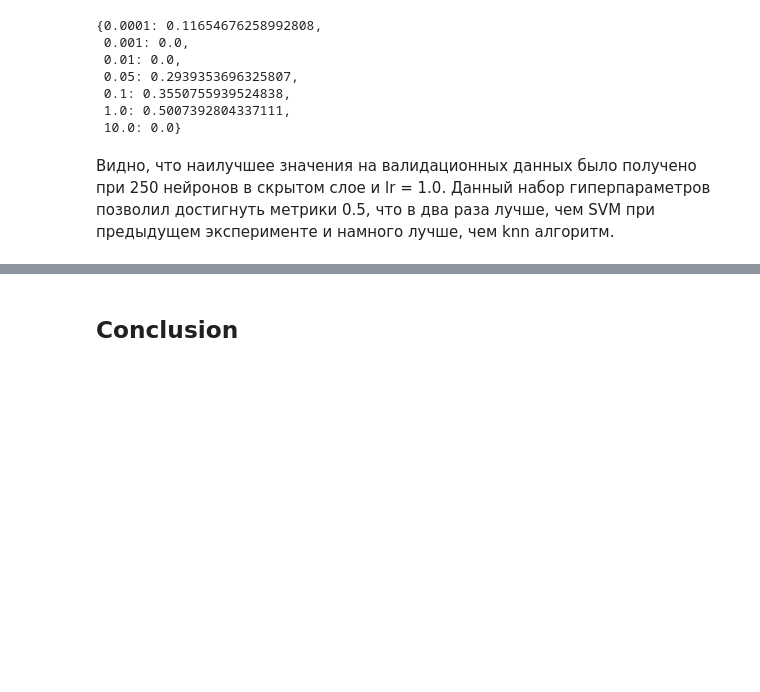
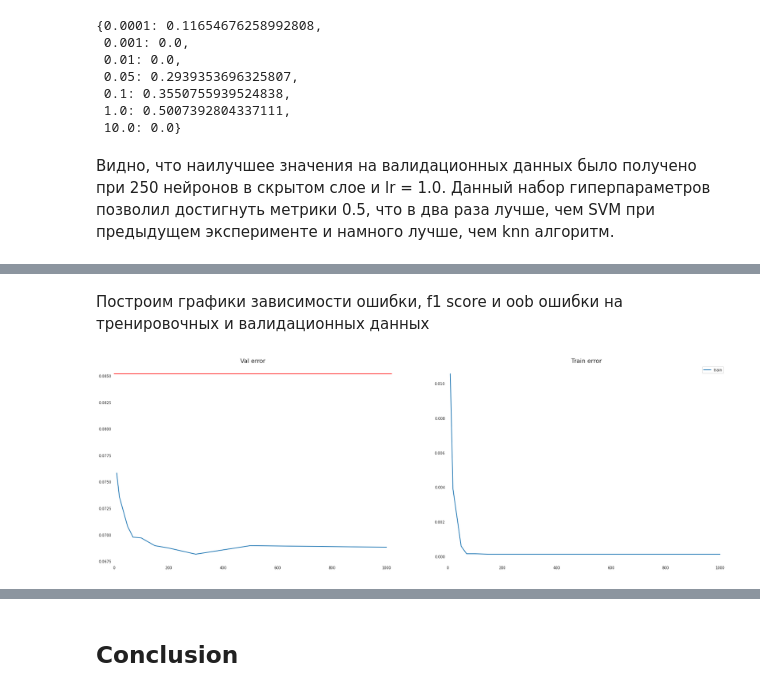
Before and after one commit to kirillProkofiev/ML_homework, a Jupyter notebook: HR_analysis.ipynb, the cells around one changed output, grey strips where cells are left out. Saved outputs shown, nothing was run; the diff lists cells and outputs as text; code cells hidden in the pictures; blank space fills up the shorter version.

```diff
--- a/HR_analysis.ipynb
+++ b/HR_analysis.ipynb
@@ -1063,0 +1084,23 @@ final_val_score
+# %%
+n_trees = [10,20,50,70,100,150,200,300,500,1000]
+params = dict(max_leaf_nodes=[i for i in range(3500,6000,100)],
+                     max_depth=[i for i in range(15,100,10)])
+f1_store_val, err_store_val, f1_store_train, err_store_train, oob_store = [],[],[],[],[]
+f1_best = 0
+n_best = 0
+for n_es in n_trees:
+    rf_model = ExtraTreesClassifier(n_estimators=n_es, criterion='entropy',
+                                    bootstrap=True, random_state=43,
+                                    oob_score=True)
+
+    rf_model.fit(X_train, y_train)
+    f1_test, err_test = validate(rf_model, X_val, y_val, estimate='val')
+    f1_train, err_train = validate(rf_model, X_train, y_train)
+    oob_store.append(rf_model.oob_score_)
+    # сохраняем полученные значения метрики
+    f1_store_val.append(f1_test); f1_store_train.append(f1_train)
+    err_store_val.append(err_test); err_store_train.append(err_train)
+    # будем сохранять лучшее значение количества деревьев
+    if f1_test > f1_best:
+        f1_best = f1_test
+        n_best = n_es
@@ -1063,0 +1167,23 @@ final_val_score
+# %% [markdown]
+Построим графики зависимости ошибки, f1 score и oob ошибки на тренировочных и валидационных данных
+# %%
+dummy_model = np.mean(y_val != 0)
+fig,ax = plt.subplots(1, 2, figsize = (30,10))
+for i in range(2):
+    ax[i].spines["right"].set_visible(False)
+    ax[i].spines["left"].set_visible(False)
+    ax[i].spines["top"].set_visible(False)
+    ax[i].spines["bottom"].set_visible(False)
+    ax[i].set_xlim(0, 1020)
+
+ax[0].plot(n_trees, err_store_val, linewidth=2, label = "val")
+ax[0].set_title("Val error", fontsize=16)
+ax[0].axhline(dummy_model, color='red', label='dummy model')
+
+
+ax[1].plot(n_trees, err_store_train, linewidth=2, label = "train")
+ax[1].set_title("Train error", fontsize=16)
+
+plt.legend(loc='best');
+# %% [output]
+[figure, added]
```
Also changed, not shown: parts of 57 cells of this notebook.
